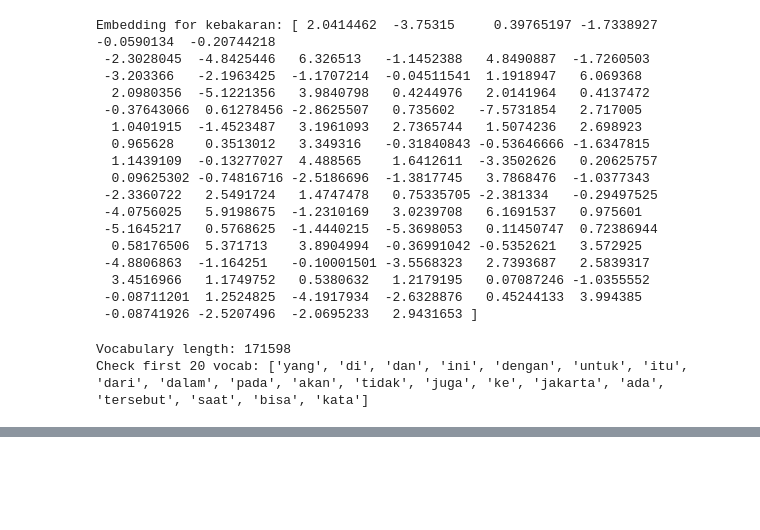
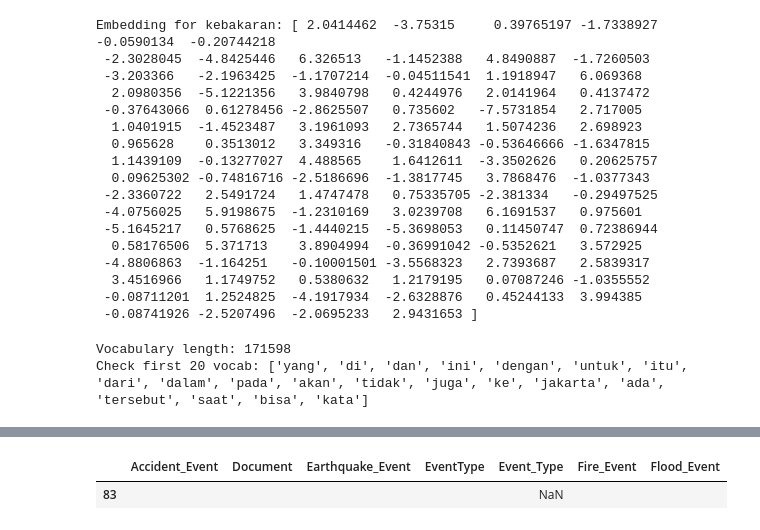
Before and after one commit to azurast/GeoEventExtraction, a Jupyter notebook: geoparse.ipynb, the cells around one changed output, grey strips where cells are left out. Drawn from its saved outputs; the diff is of its cells as text; code cells hidden in the pictures; blank space fills up the shorter version.

```diff
--- a/geoparse.ipynb
+++ b/geoparse.ipynb
@@ -299,0 +337,13 @@ Check first 20 vocab: ['yang', 'di', 'dan', 'ini', 'dengan', 'untuk', 'itu', 'da
+# %%
+def fill_event_type(row):
+    if row['Accident_Event'] == True:
+        row['Event_Type'] = "Accident"
+    if row['Fire_Event'] == True:
+        row['Event_Type'] = "Fire"
+    if row['Flood_Event'] == True:
+        row['Event_Type'] = "Flood"
+    if row['Earthquake_Event'] == True:
+        row['Event_Type'] = "Earthquake"
+    return row
+# %%
+df = df.apply(fill_event_type, axis=1)
@@ -299,0 +367,5 @@ Check first 20 vocab: ['yang', 'di', 'dan', 'ini', 'dengan', 'untuk', 'itu', 'da
+# %%
+df[df['Event_Type'].isna()]
+# %% [output]
+|  | Accident_Event | Document | Earthquake_Event | EventType | Event_Type | Fire_Event | Flood_Event |
+| 83 |  |  |  |  | NaN |  |  |
```
Also changed, not shown: parts of 21 cells of this notebook, 1 other file.
